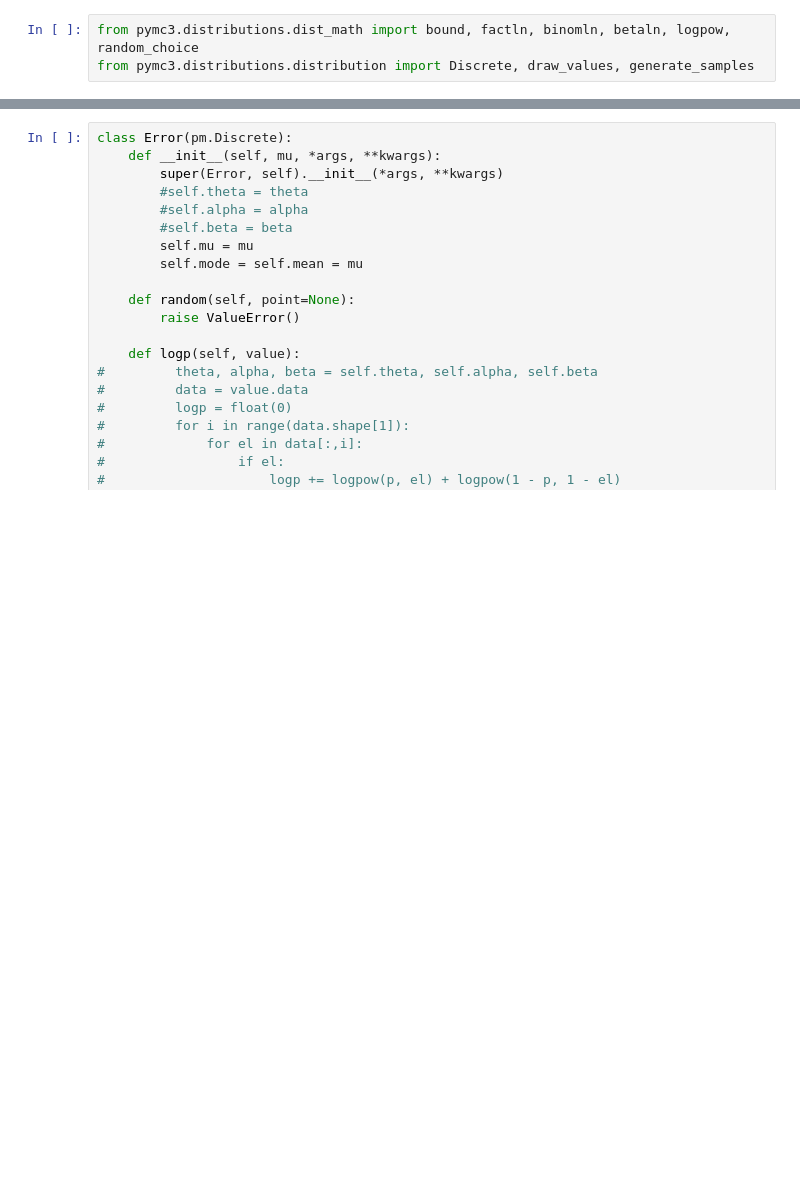
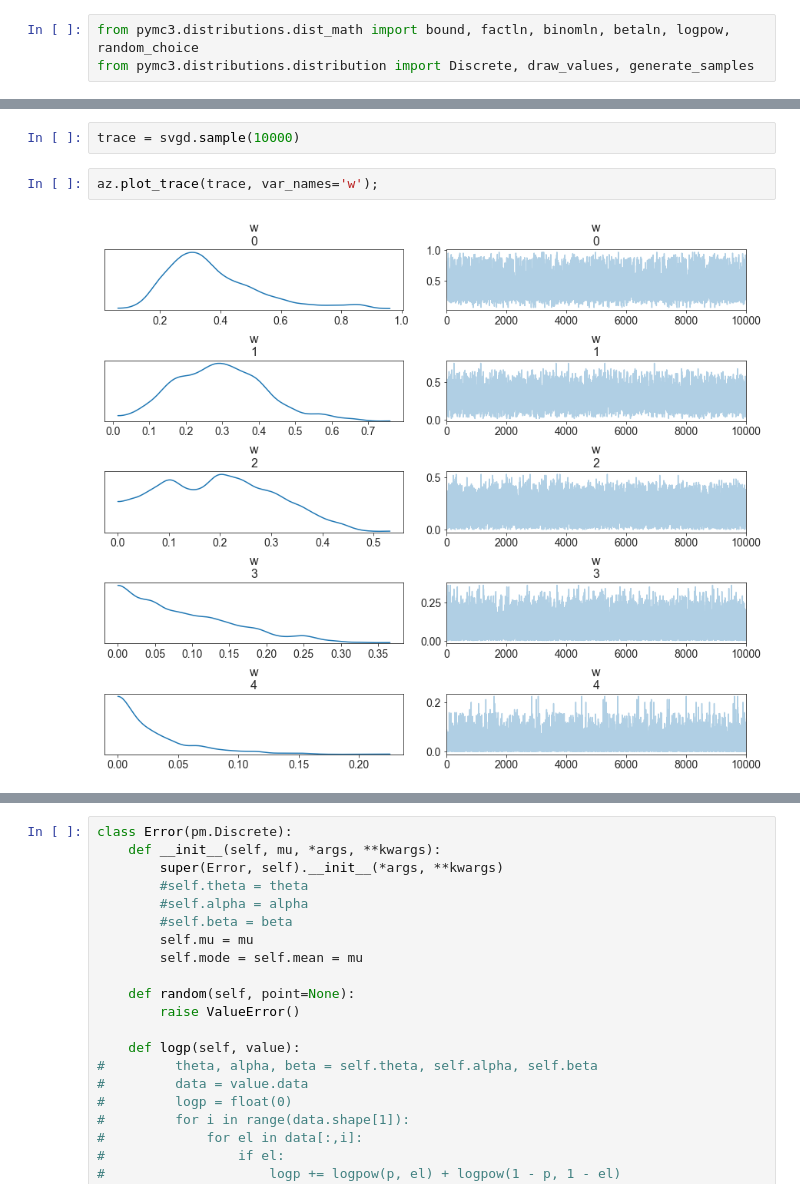
Before and after one commit to dirmeier/etudes, a Jupyter notebook: custom_pymc_distributions.ipynb, the cells around one changed output, grey strips where cells are left out. Cells and saved outputs as stored; diff of their text form; blank space fills up the shorter version.

```diff
--- a/custom_pymc_distributions.ipynb
+++ b/custom_pymc_distributions.ipynb
@@ -19,0 +91,6 @@ from pymc3.distributions.distribution import Discrete, draw_values, generate_sam
+# %%
+trace = svgd.sample(10000)
+# %%
+az.plot_trace(trace, var_names='w');
+# %% [output]
+[figure, added]
```
Also changed, not shown: parts of 35 cells of this notebook.
